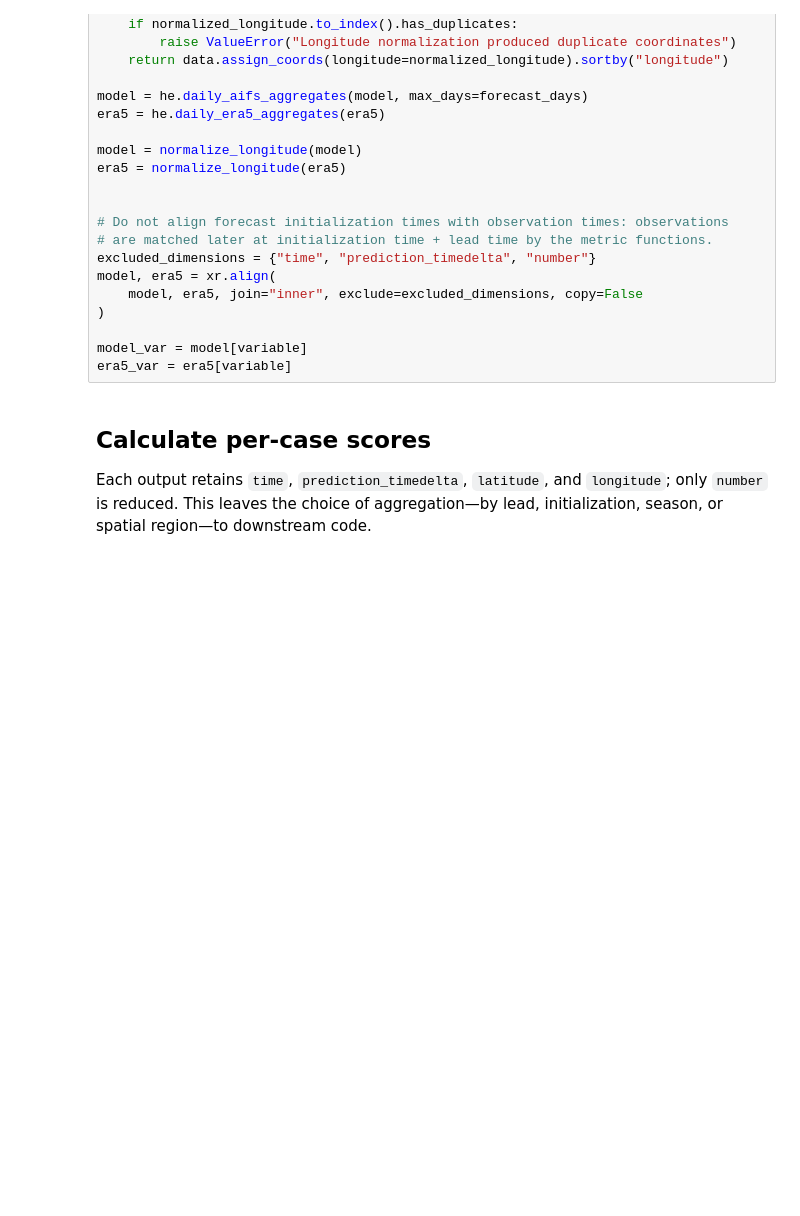
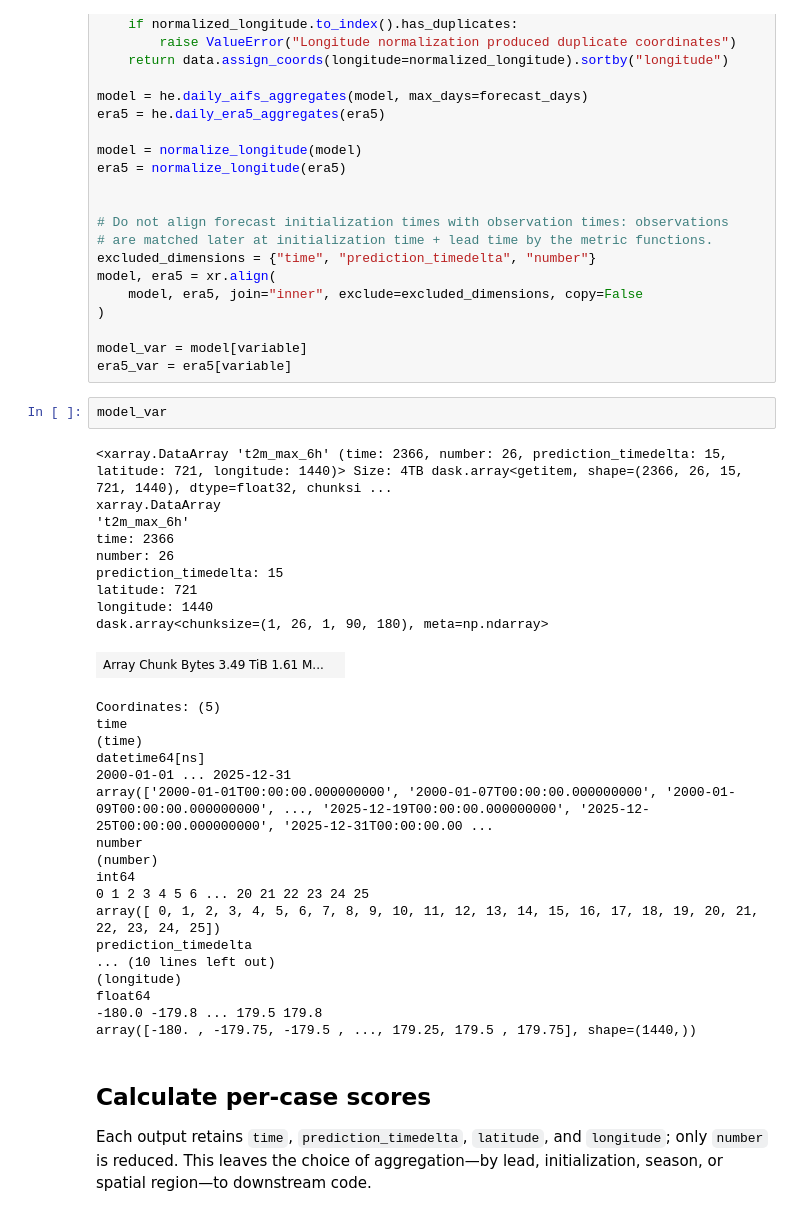
Before and after one commit to kjhall01/heat-extremes, a Jupyter notebook: notebooks/ensemble_verification_metrics.ipynb, the cells around one changed output. Drawn from its saved outputs; the diff is of its cells as text; blank space fills up the shorter version.

```diff
--- a/notebooks/ensemble_verification_metrics.ipynb
+++ b/notebooks/ensemble_verification_metrics.ipynb
@@ -184,6 +244,36 @@ model, era5 = xr.align(
 
 model_var = model[variable]
 era5_var = era5[variable]
+# %%
+model_var
+# %% [output]
+<xarray.DataArray 't2m_max_6h' (time: 2366, number: 26, prediction_timedelta: 15, latitude: 721, longitude: 1440)> Size: 4TB dask.array<getitem, shape=(2366, 26, 15, 721, 1440), dtype=float32, chunksi ...
+xarray.DataArray
+'t2m_max_6h'
+time: 2366
+number: 26
+prediction_timedelta: 15
+latitude: 721
+longitude: 1440
+dask.array<chunksize=(1, 26, 1, 90, 180), meta=np.ndarray>
+| Array Chunk Bytes 3.49 TiB 1.61 M... |  |
+Coordinates: (5)
+time
+(time)
+datetime64[ns]
+2000-01-01 ... 2025-12-31
+array(['2000-01-01T00:00:00.000000000', '2000-01-07T00:00:00.000000000', '2000-01-09T00:00:00.000000000', ..., '2025-12-19T00:00:00.000000000', '2025-12-25T00:00:00.000000000', '2025-12-31T00:00:00.00 ...
+number
+(number)
+int64
+0 1 2 3 4 5 6 ... 20 21 22 23 24 25
+array([ 0, 1, 2, 3, 4, 5, 6, 7, 8, 9, 10, 11, 12, 13, 14, 15, 16, 17, 18, 19, 20, 21, 22, 23, 24, 25])
+prediction_timedelta
+... (10 lines left out)
+(longitude)
+float64
+-180.0 -179.8 ... 179.5 179.8
+array([-180. , -179.75, -179.5 , ..., 179.25, 179.5 , 179.75], shape=(1440,))
 # %% [markdown]
 ## Calculate per-case scores
 
```
Also changed, not shown: parts of 7 cells of this notebook, 1 other file.
